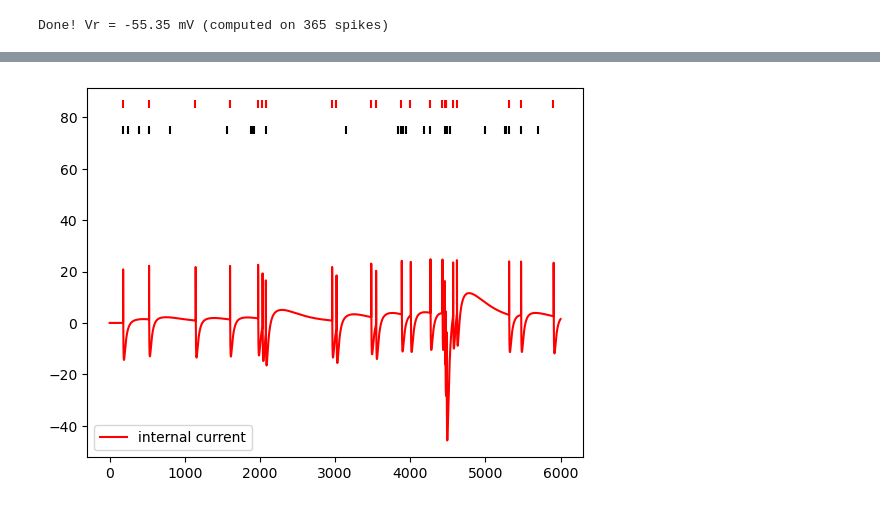
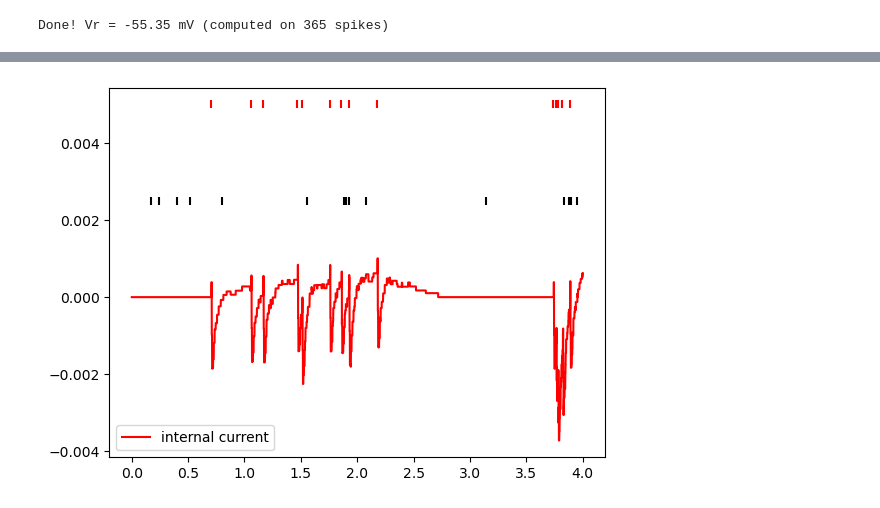
Before and after one commit to Nishant-codex/GIFFittingToolbox, a Jupyter notebook: src/examples/extracting_params.ipynb, the cells around one changed output, grey strips where cells are left out. Drawn from its saved outputs; the diff is of its cells as text; code cells hidden in the pictures.

```diff
--- a/src/examples/extracting_params.ipynb
+++ b/src/examples/extracting_params.ipynb
@@ -262,8 +262,17 @@ experiment.Tref = 4
 parameter_glif.Tref = experiment.Tref
 parameter_glif.dt = experiment.dt
 # %%
+def getBinarySpikeTrain(V,spikes,dt,type='zero'):
+    spikeinds  = np.int32(spikes/dt)
+    if type=='zero':
+        b_spikes = np.zeros(len(V))
 
-def fitSubthresholdDynamics(experiment,eta, parameters, DT_beforeSpike=2.0):
+    else:
+        b_spikes = np.zeros(len(V))*np.nan
+    b_spikes[spikeinds] =1
+    return b_spikes
+
+def fitSubthresholdDynamics(experiment,eta, parameters, DT_beforeSpike=5.0):
 
     """
     Implement Step 2 of the fitting procedure introduced in Pozzorini et al. PLOS Comb. Biol. 2015
@@ -386,7 +395,7 @@ def getROI_FarFromSpikes(experiment, DT_before, DT_after):
 
         return indices
 
-def fitSubthresholdDynamics_Build_Xmatrix_Yvector(experiment, Tref, DT_beforeSpike=2.0):
+def fitSubthresholdDynamics_Build_Xmatrix_Yvector(experiment, Tref, DT_beforeSpike=5.0):
     """
     Compute the X matrix and the Y vector (i.e. \dot_V_data) used to perfomr the linear regression
     defined in Eq. 17-18 of Pozzorini et al. 2015 for an individual experimental trace provided as parameter.
@@ -439,2 +447,0 @@ Percentage of variance explained (on V): 90.81
-# %%
-time,V_sub,_ = simulateDeterministic_forceSpikes(experiment, parameter_glif, eta, experiment.I, parameter_glif.El, experiment.spiketimes)
@@ -1091,13 +1141,5 @@ def return_spike_response(I,times,parameters,eta,gamma):
 # %%
-
 parameter_glif.lambda0 = 1.
-
-# parameter_glif.Tref = parameter_glif.Tref*1000
-
-
-# for i in range(50):
-time,V, eta_sum, gamma_sum, V_T, spks = simulate(params=parameter_glif, I =experiment.I, V0=parameter_glif.El,eta=eta,gamma=gamma)
-time_test,V_test, eta_sum_test,gamma_sum_test, V_T_test, spks_test = simulate(params=parameter_glif, I =experiment_test.I,V0=parameter_glif.El,eta=eta,gamma=gamma)
-
-# Vs_model.append(V)
-# spikes_model.append(spks)
+time,V, eta_sum, V_T, spks,p_spike = simulate(params=parameter_glif, I =experiment.I, V0=parameter_glif.El,eta=eta,gamma=gamma)
+# time_test,V_test, eta_sum_test,gamma_sum_test, V_T_test, spks_test = simulate(params=parameter_glif, I =experiment_test.I,V0=parameter_glif.El,eta=eta,gamma=gamma)
+time =time /1000
@@ -1146,10 +1206,13 @@ plt.show()
+# %%
+eta_sum = eta_sum/np.linalg.norm(eta_sum)
+gamma_sum = V_T/np.linalg.norm(V_T)
 # %%
-plot_time = 6 # s
-plt.plot(time[:plot_time*20000],eta_sum[:plot_time*20000]*1000,c='red',label='internal current')
-
-plt.scatter(time[:plot_time*20000], spks_model[:plot_time*20000]*85,c='red' ,marker='|')
-plt.scatter(time[:plot_time*20000], spks_data[:plot_time*20000]*75,c='black',marker='|')
+plot_start_time = 0 # s
+plot_stop_time = 4
+plt.plot(time[int(plot_start_time*20000):int(plot_stop_time*20000)],eta_sum[int(plot_start_time*20000):int(plot_stop_time*20000)],c='red',label='internal current')
+plt.scatter(time[int(plot_start_time*20000):int(plot_stop_time*20000)], spks_model[int(plot_start_time*20000):int(plot_stop_time*20000)]*0.005,c='red' ,marker='|')
+plt.scatter(time[int(plot_start_time*20000):int(plot_stop_time*20000)], spks_data[int(plot_start_time*20000):int(plot_stop_time*20000)]*0.0025,c='black',marker='|')
 plt.legend(loc='lower left')
 plt.show()
 # %% [output]
-[figure, old version]
+[figure, new version]
```
Also changed, not shown: parts of 30 cells of this notebook, 14 other files.
